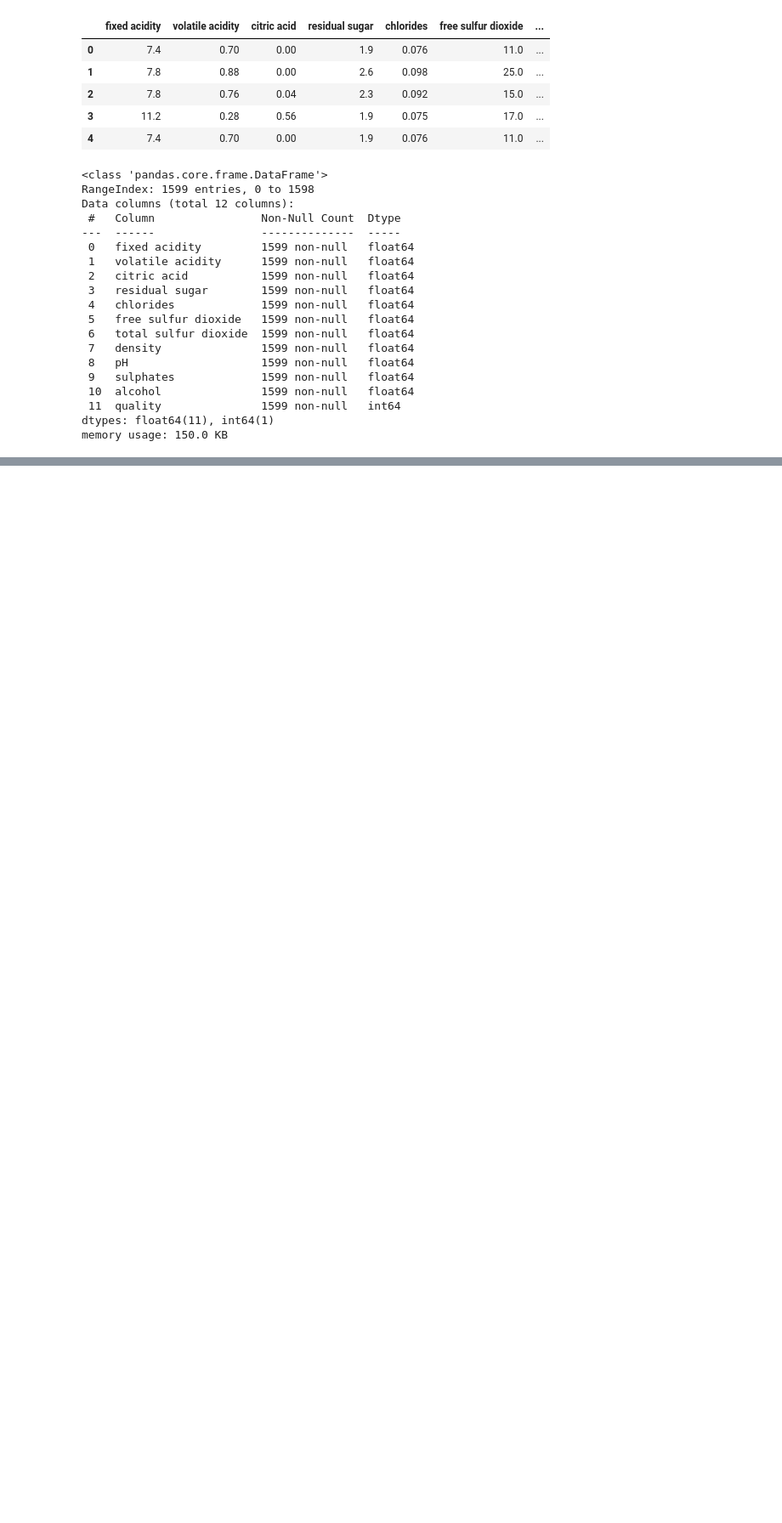
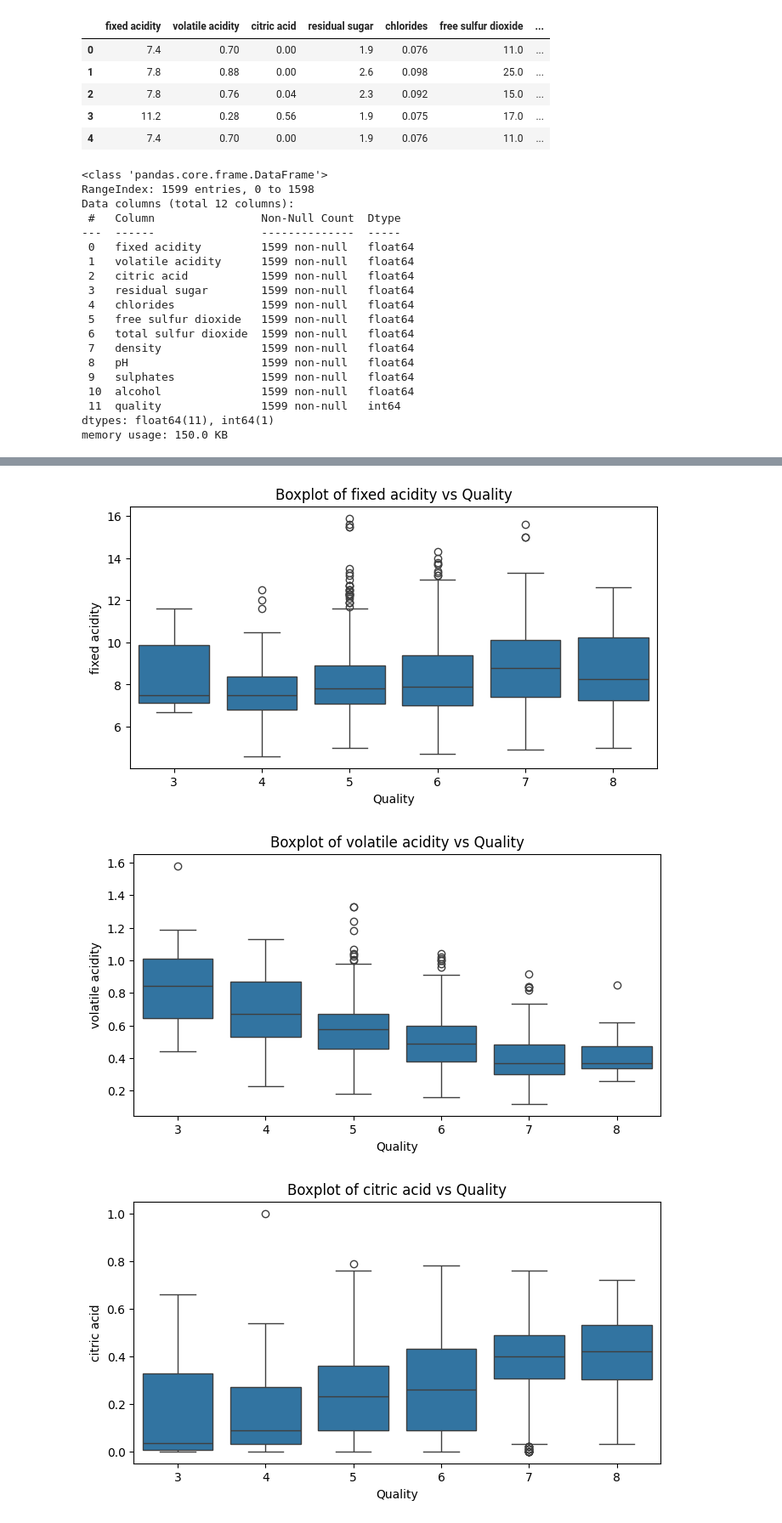
Before and after one commit to jdbernardes/wine_project, a Jupyter notebook: notebook.ipynb, the cells around one changed output, grey strips where cells are left out. Shown at 85% size. Drawn from its saved outputs; the diff is of its cells as text; code cells hidden in the pictures; blank space fills up the shorter version.

```diff
--- a/notebook.ipynb
+++ b/notebook.ipynb
@@ -39,0 +52,20 @@ memory usage: 150.0 KB
+# %%
+# List of columns (excluding 'quality' as it will be on the x-axis)
+columns_to_plot = [
+    'fixed acidity', 'volatile acidity', 'citric acid', 'residual sugar',
+    'chlorides', 'free sulfur dioxide', 'total sulfur dioxide', 'density',
+    'pH', 'sulphates', 'alcohol'
+]
+
+# Create boxplots using classic seaborn API
+for col in columns_to_plot:
+    plt.figure(figsize=(8, 4))
+    sns.boxplot(data=data, x='quality', y=col)
+    plt.title(f'Boxplot of {col} vs Quality')
+    plt.xlabel('Quality')
+    plt.ylabel(col)
+    plt.show()
+# %% [output]
+[figure, added]
+[figure, added]
+[figure, added]
```
Also changed, not shown: parts of 5 cells of this notebook.
